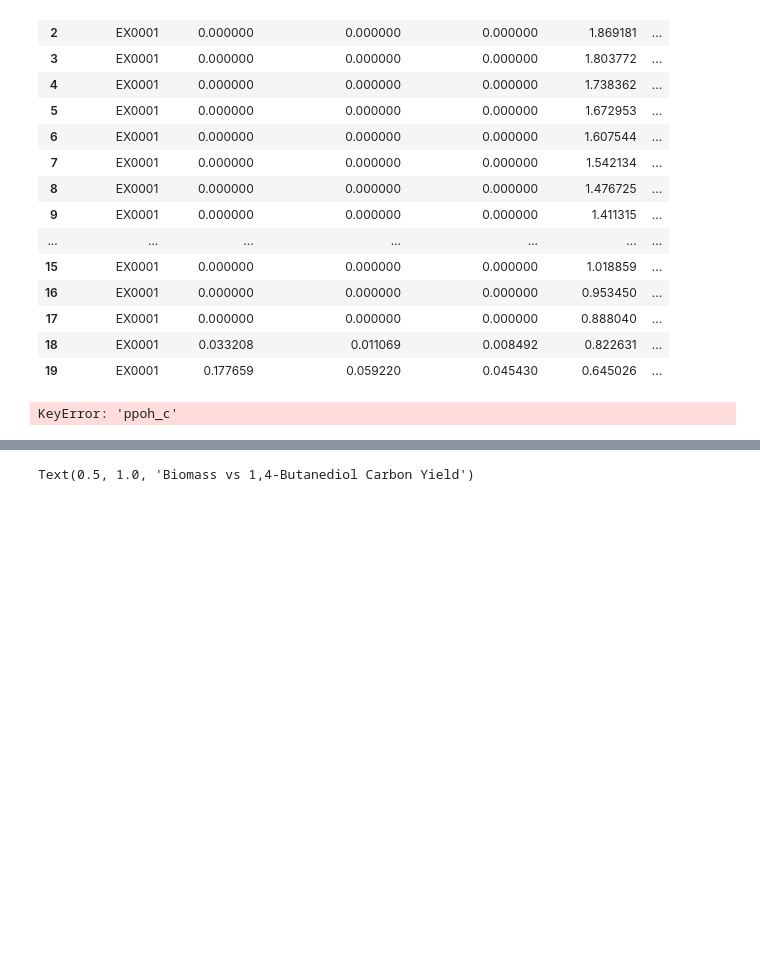
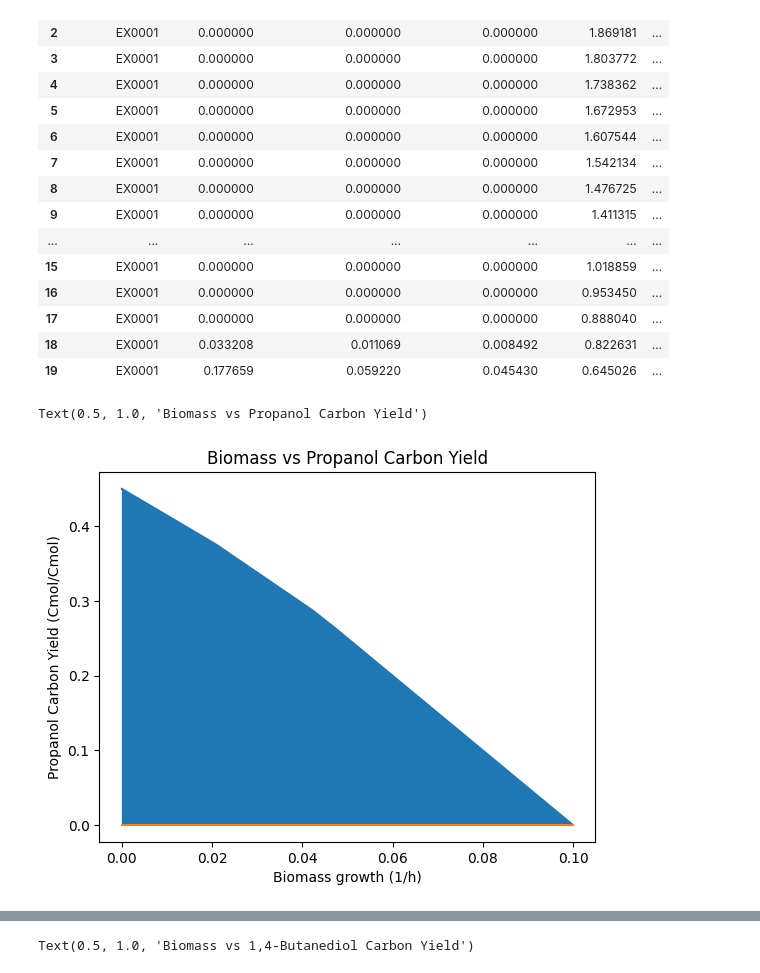
Before and after one commit to matthewkchung/iBag, a Jupyter notebook: test.ipynb, the cells around one changed output, grey strips where cells are left out. Cells and saved outputs as stored; diff of their text form; code cells hidden in the pictures; blank space fills up the shorter version.

```diff
--- a/test.ipynb
+++ b/test.ipynb
@@ -496,21 +494,33 @@ prod_env.fillna(0)
 # %%
 # ppoh,propanol,"['ASPTA', 'ASPK', 'ASAD', 'HSDy', 'HSK', 'THRS', 'THRD_L', 'OBDHc', 'ALDD3procoa', 'ALCD3ir']",ppoh,alcohol,['oaa'],"('PMC', 'PMC3497732')","The key precursor, based on the included reactions is oaa.",C3H8O,,,,,,,
 
 # add exchange rxn for propanol
+
+# ASPTA = R0355
+# ASPK = R0431
+# ASAD = R0433
+# HSDy = R0432
+# HSK = R0373
+# THRS = R0372
+# THRD_L = R0398
+# OBDHc - het
+# ALDD3procoa - het
+# ALCD3ir - het
 
 ex_ppoh = Reaction('EX_ppoh', lower_bound=0.0, upper_bound=1000.0)
 ex_ppoh.add_metabolites({model.metabolites.get_by_id('ppoh[c]'): -1.0})
 model.add_reactions([ex_ppoh])
 heterologous_rxns.add('EX_ppoh')
 
-prod_env = carbon_yield_calcs(model, {'ASPTA', 'ASPK', 'ASAD', 'HSDy', 'HSK', 'THRS', 'THRD_L', 'OBDHc', 'ALDD3procoa', 'ALCD3ir', 'EX_ppoh'}, 'EX_ppoh', heterologous_rxns)
+prod_env = carbon_yield_calcs(model, {'OBDHc', 'ALDD3procoa', 'ALCD3ir', 'EX_ppoh'}, 'EX_ppoh', heterologous_rxns)
 
 plt.fill_between(prod_env['EXBiomass'], prod_env['carbon_yield_minimum'], prod_env['carbon_yield_maximum'])
 plt.plot(prod_env['EXBiomass'], prod_env['carbon_yield_maximum'])
 plt.plot(prod_env['EXBiomass'], prod_env['carbon_yield_minimum'])
 
 plt.xlabel("Biomass growth (1/h)")
 plt.ylabel("Propanol Carbon Yield (Cmol/Cmol)")
 plt.title("Biomass vs Propanol Carbon Yield")
 # %% [output]
-KeyError: 'ppoh_c'
+Text(0.5, 1.0, 'Biomass vs Propanol Carbon Yield')
+[figure, added]
```
Also changed, not shown: parts of 12 cells of this notebook, 3 other files.
